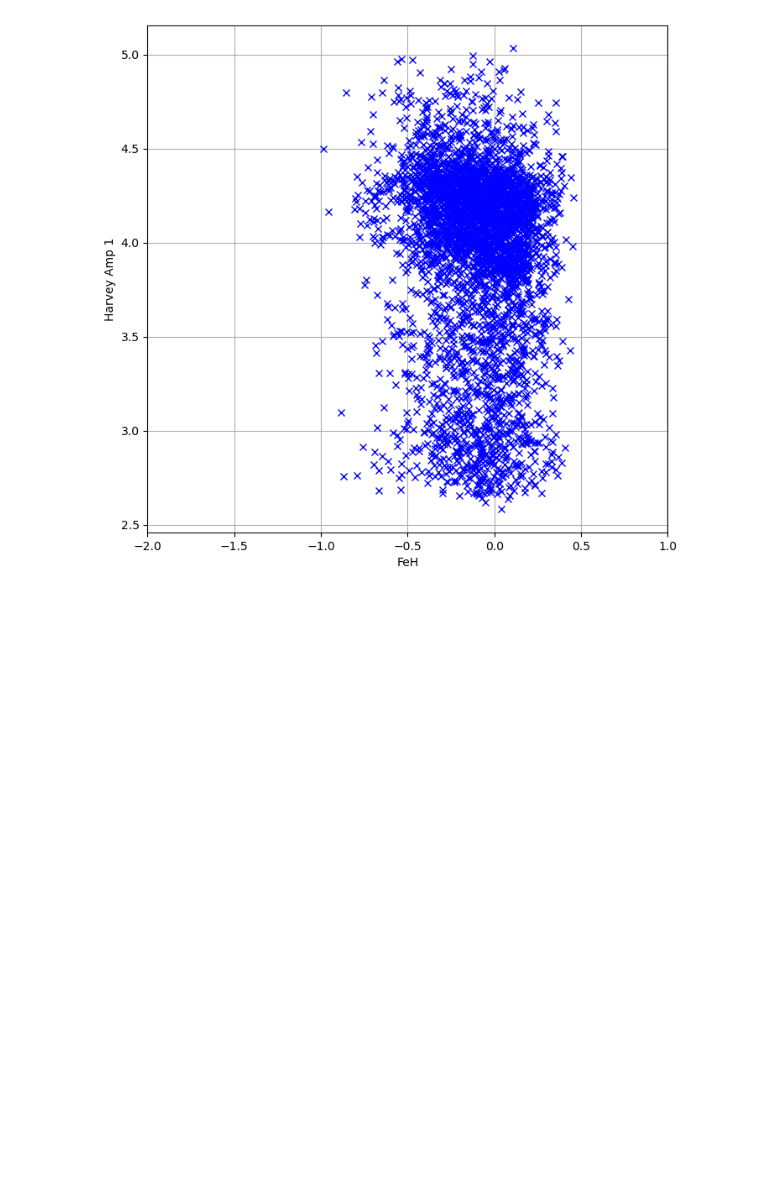
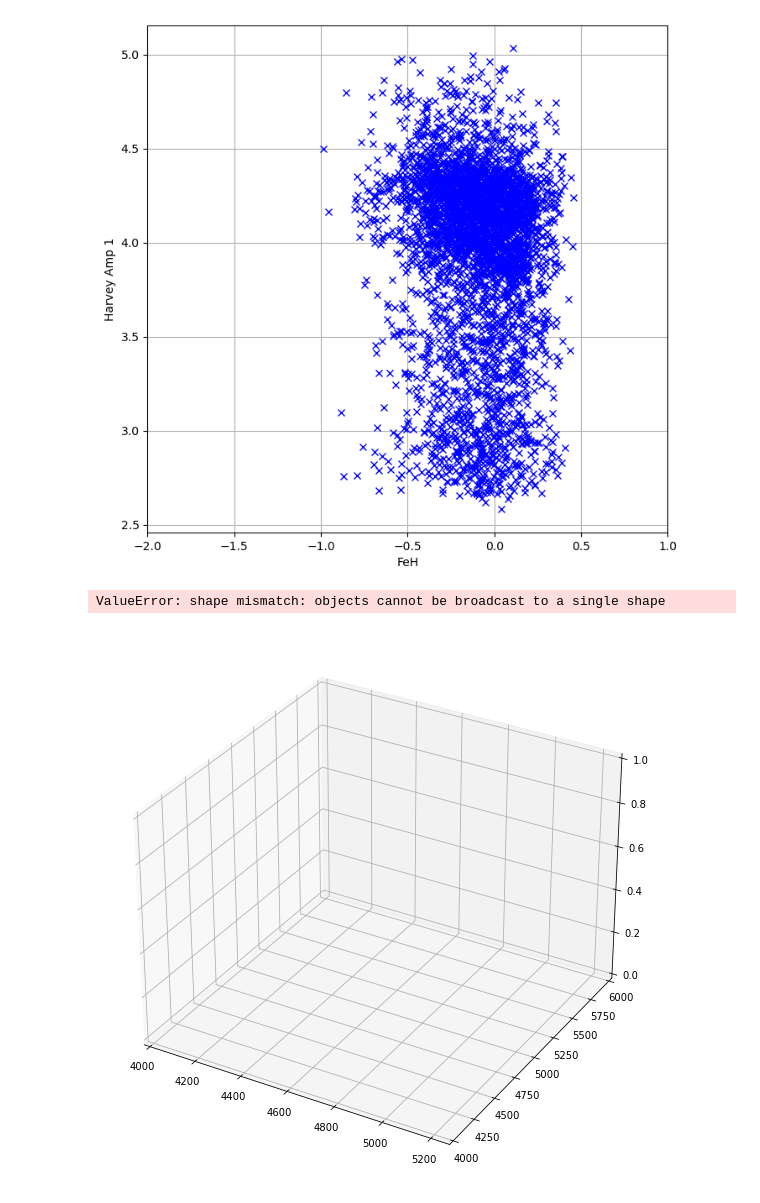
Before and after one commit to pollygecko/sharing-APOGEE_APOKASC, a Jupyter notebook: SSI APOGEE and APOKASC Stars.ipynb, the cells around one changed output. Drawn from its saved outputs; the diff is of its cells as text; code cells hidden in the pictures; blank space fills up the shorter version.

Commit message:
DEV: added code for 3d plot

```diff
--- a/SSI APOGEE and APOKASC Stars.ipynb
+++ b/SSI APOGEE and APOKASC Stars.ipynb
@@ -146,6 +146,7 @@ data_back = hdu_back.data
 data_USE_back = np.transpose(data_back)
 KIC_back = np.array(data_USE[0,0,:])
 Teff_A = hdu.data['TEFF_COR']
+logg_A = hdu.data['LOGG_COR']
 Amp_HV1 = np.array(data_USE[6,0,:])
 Amp_HV2 = np.array(data_USE[9,0,:])
 Freq_HV1 = np.array(data_USE[7,0,:])
@@ -236,5 +236,36 @@ plt.plot(FeH_final, y, 'bx')
 plt.show()
 # %% [output]
 [figure]
+# %%
+common_KIC, logg_indexes, HV1_amp_indexes = np.intersect1d(KIC_num, KIC_back, return_indices=True)
+logg_final = logg_A[logg_indexes]
 # %%
-#example change comment
+def HV_amp_1(x,y,z):
+    x = Teff_final
+    y = logg_final
+    z = FeH_final #see above
+    return a+bx+cy+dz
+#a, b, c, and d are regression coefficients -- what to define them as?
+#also interactivity like moving the chart around
+#where to put in HV_amp_1 data
+
+fig = plt.figure(figsize = (10,10))
+ax = plt.axes(projection='3d')
+ax.grid()
+
+#need for loop for the different markers? Like o for Teff, ^ for logg, x for metallicity
+#for m, zlow, zhigh in [('o', )]
+xs = plt.xlim(4000, 5250)
+ys = plt.ylim(4000, 6000)
+zs = range(1, -2) #limits being weird, no such thing as 'zlim'
+ax.scatter(xs, ys, zs, marker=m)
+ax.set_title('Harvey amplitude 1 as a function of Teff, logg, and metallicity')
+
+ax.set_xlabel('log(Teff)')
+ax.set_ylabel('log(g)')
+ax.set_zlabel('FEoH')
+
+plt.show()
+# %% [output]
+ValueError: shape mismatch: objects cannot be broadcast to a single shape
+[figure, added]
```
Also changed, not shown: parts of 1 cell of this notebook.
